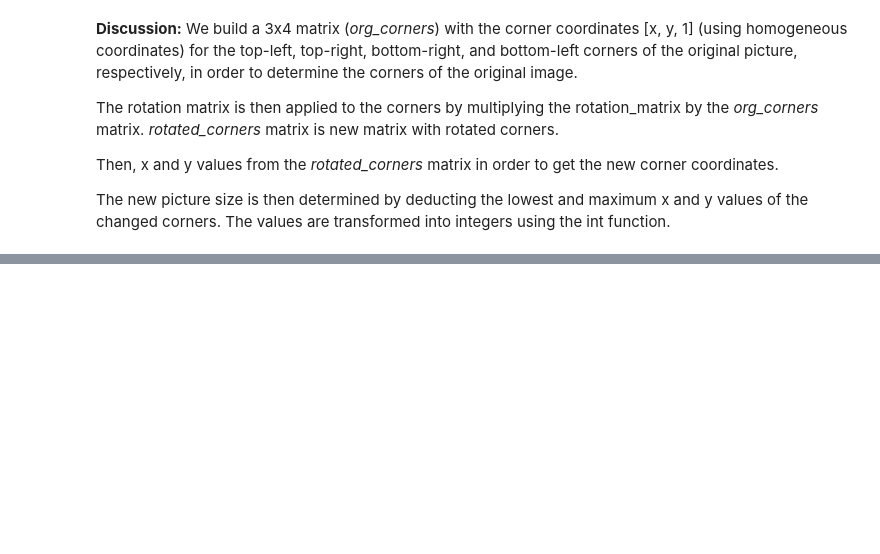
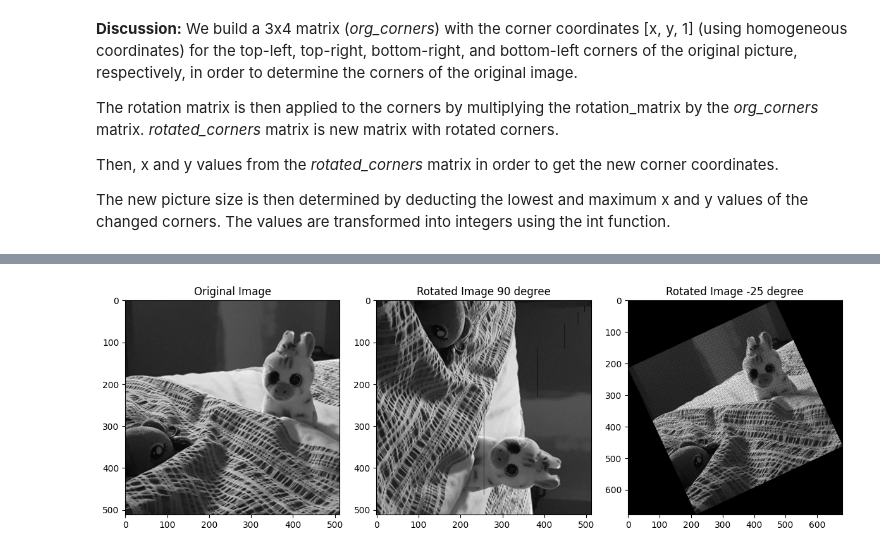
Before and after one commit to dev-nanthan/Vision_Lab1, a Jupyter notebook: Lab1_trans.ipynb, the cells around one changed output, grey strips where cells are left out. Saved outputs shown, nothing was run; the diff lists cells and outputs as text; code cells hidden in the pictures; blank space fills up the shorter version.

```diff
--- a/Lab1_trans.ipynb
+++ b/Lab1_trans.ipynb
@@ -98,0 +149,97 @@ New Image Size: 724 x 724
+# %%
+# Define angle in degrees
+rotation_angle1 = 90
+rotation_angle2 = -25
+
+# Convert the rotation angle to radians
+angle_theta1 = math.radians(rotation_angle1)
+angle_theta2 = math.radians(rotation_angle2)
+
+# Calculate the sine and cosine of the angles 90, -25
+cos_theta1 = math.cos(angle_theta1)
+sin_theta1 = math.sin(angle_theta1)
+cos_theta2 = math.cos(angle_theta2)
+sin_theta2 = math.sin(angle_theta2)
+
+# Create the transformation (Rotation) matrix for 90,-25
+matrix_T_90 = np.array([[cos_theta1, sin_theta1, 0],
+                     [-sin_theta1, cos_theta1, 0],
+                     [0, 0, 1]])
+
+matrix_T_25 = np.array([[cos_theta2, sin_theta2, 0],
+                     [-sin_theta2, cos_theta2, 0],
+                     [0, 0, 1]])
+
+# Apply the Rotation matrices and calculate new corners
+rotated_corners_90 = np.dot(org_corners, matrix_T_90)
+rotated_corners_25 = np.dot(org_corners, matrix_T_25)
+
+
+# Extract the x and y coordinates of the transformed corners
+corner_x_90 = rotated_corners_90[:, 0] #width
+corner_y_90 = rotated_corners_90[:, 1] #height
+
+corner_x_25 = rotated_corners_25[:, 0] #width
+corner_y_25 = rotated_corners_25[:, 1] #height
+
+# Calculate the minimum and maximum x and y values to get the new image size
+image_width_90 = int(np.max(corner_x_90) - np.min(corner_x_90))
+image_height_90 = int(np.max(corner_y_90) - np.min(corner_y_90))
+
+image_width_25 = int(np.max(corner_x_25) - np.min(corner_x_25))
+image_height_25 = int(np.max(corner_y_25) - np.min(corner_y_25))
+
+# Print the new image size
+print("Image Size 90 deg:", image_width_90, "x", image_height_90)
+print("Image Size -25 deg:", image_width_25, "x", image_height_25)
+
+# Generate an empty image with the calculated size
+empty_image_90 = np.zeros((image_height_90, image_width_90), dtype=np.uint8)
+empty_image_25 = np.zeros((image_height_25, image_width_25), dtype=np.uint8)
+
+min_width_90 = round(abs(np.min(corner_x_90)));
+min_height_90 = round(abs(np.min(corner_y_90)));
+
+print("min Width, height 90:", min_width_90, min_height_90)
+
+min_width_25 = round(abs(np.min(corner_x_25)));
+min_height_25 = round(abs(np.min(corner_y_25)));
+
+print("min Width, height -25:", min_width_25, min_height_25)
+
+# Transform each pixel of the original grayscale image
+for y in range(y_max):
+    for x in range(x_max):
+        pixel = np.array([x, y, 1])
+
+        rot_pixel_90 = np.dot(pixel, matrix_T_90)
+        new_x_90 = int(rot_pixel_90[0])
+        new_y_90 = int(rot_pixel_90[1])
+        empty_image_90[new_y_90, new_x_90] = gray_image[y, x]
+
+        rot_pixel_25 = np.dot(pixel, matrix_T_25)
+        new_x_25 = int(rot_pixel_25[0]) + min_width_25
+        new_y_25 = int(rot_pixel_25[1]) + min_height_25
+        empty_image_25[new_y_25, new_x_25] = gray_image[y, x]
+
+
+
+# Display the original image, transformed images of 90 degree and -25 degree
+plt.figure(figsize=(12, 6))
+
+plt.subplot(131)
+plt.imshow(gray_image, cmap='gray')
+plt.title('Original Image')
+
+
+plt.subplot(132)
+plt.imshow(empty_image_90, cmap='gray')
+plt.title('Rotated Image 90 degree')
+
+plt.subplot(133)
+plt.imshow(empty_image_25, cmap='gray')
+plt.title('Rotated Image -25 degree')
+
+plt.tight_layout()
+plt.show()
+# %% [output]
@@ -98,0 +250 @@ New Image Size: 724 x 724
+[figure, added]
```
Also changed, not shown: parts of 9 cells of this notebook.
